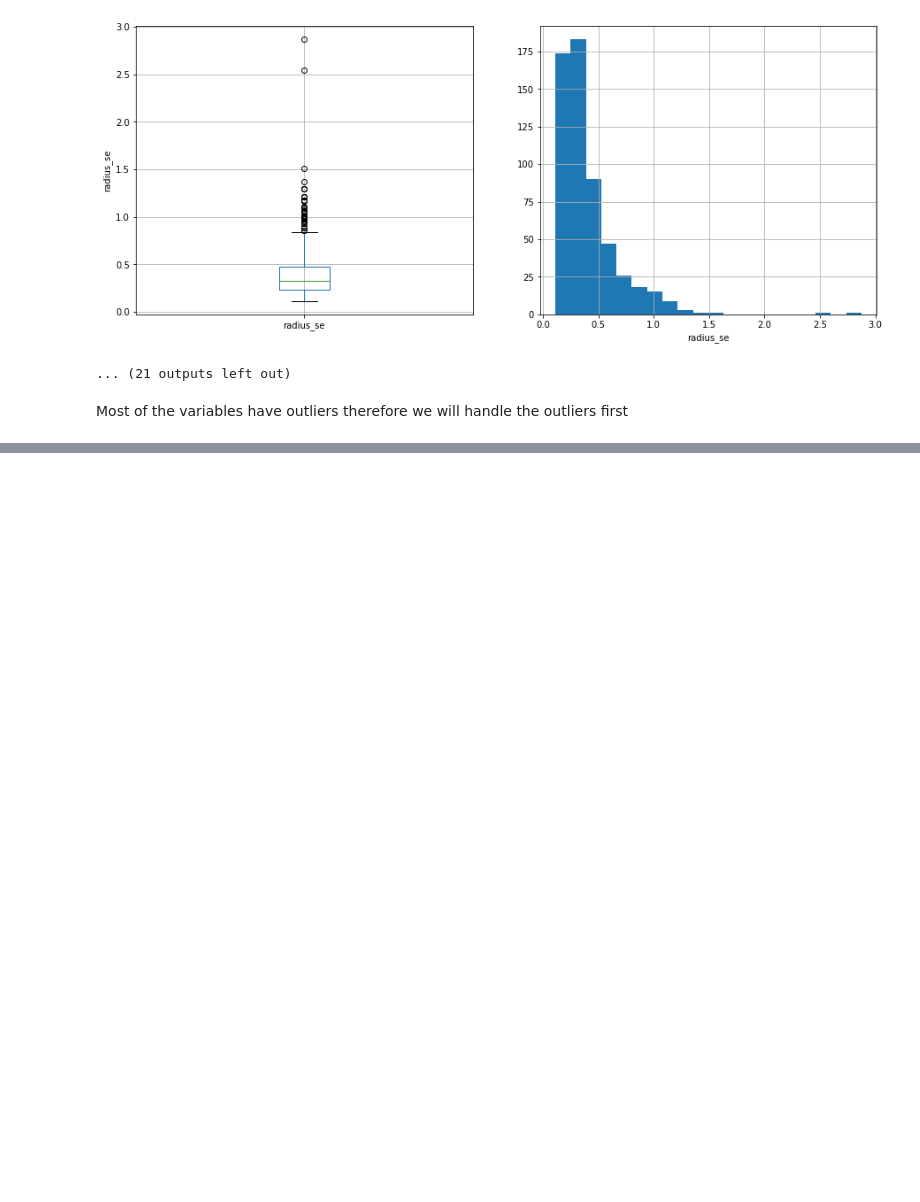
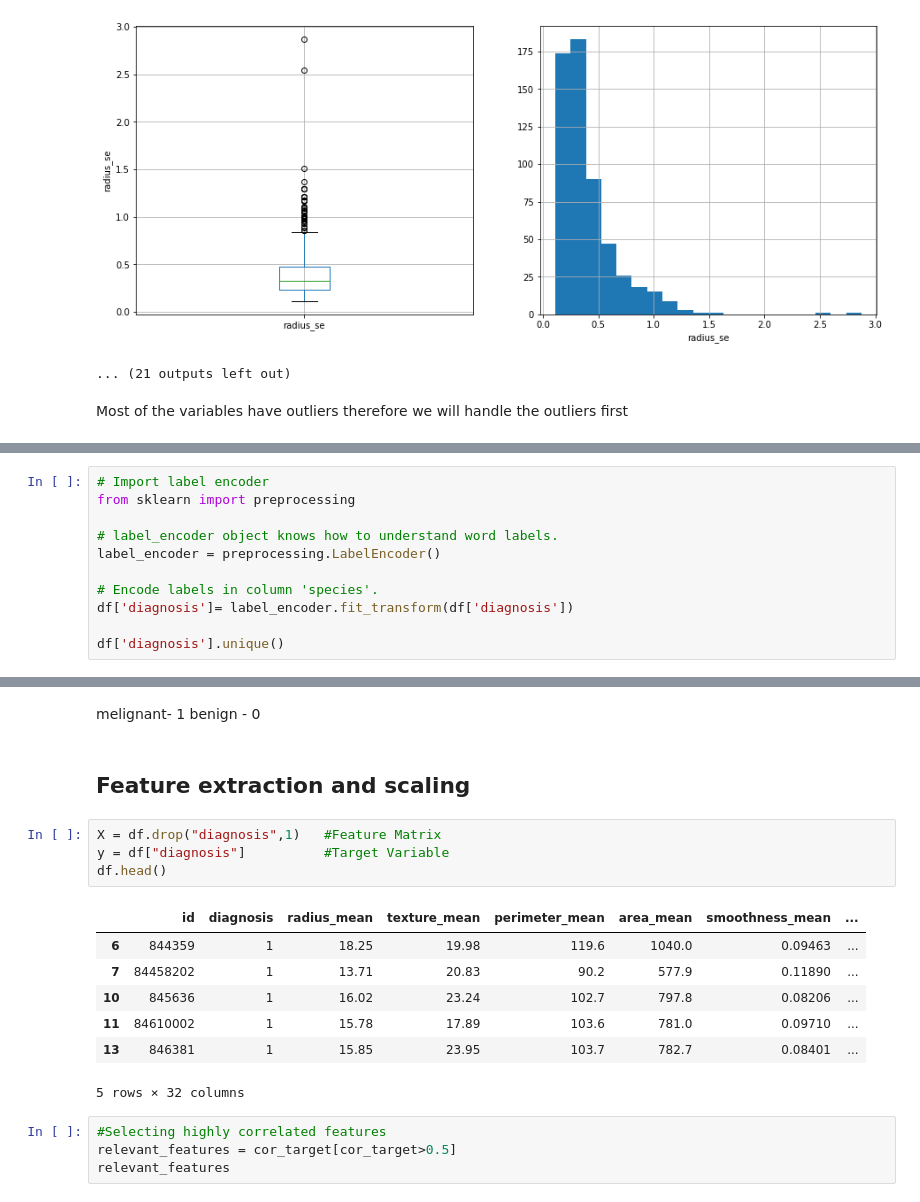
Before and after one commit to Amulah-98/causal-inference, a Jupyter notebook: notebooks/EDA.ipynb, the cells around one changed output, grey strips where cells are left out. Saved outputs shown, nothing was run; the diff lists cells and outputs as text; blank space fills up the shorter version.

Commit message:
variable specification

```diff
--- a/notebooks/EDA.ipynb
+++ b/notebooks/EDA.ipynb
@@ -294,0 +293,11 @@ plt.show()
+# %%
+# Import label encoder
+from sklearn import preprocessing
+
+# label_encoder object knows how to understand word labels.
+label_encoder = preprocessing.LabelEncoder()
+
+# Encode labels in column 'species'.
+df['diagnosis']= label_encoder.fit_transform(df['diagnosis'])
+
+df['diagnosis'].unique()
@@ -294,0 +311,21 @@ plt.show()
+# %% [markdown]
+melignant- 1
+benign - 0
+# %% [markdown]
+## Feature extraction and scaling
+# %%
+X = df.drop("diagnosis",1)   #Feature Matrix
+y = df["diagnosis"]          #Target Variable
+df.head()
+# %% [output]
+|  | id | diagnosis | radius_mean | texture_mean | perimeter_mean | area_mean | smoothness_mean | ... |
+| 6 | 844359 | 1 | 18.25 | 19.98 | 119.6 | 1040.0 | 0.09463 | ... |
+| 7 | 84458202 | 1 | 13.71 | 20.83 | 90.2 | 577.9 | 0.11890 | ... |
+| 10 | 845636 | 1 | 16.02 | 23.24 | 102.7 | 797.8 | 0.08206 | ... |
+| 11 | 84610002 | 1 | 15.78 | 17.89 | 103.6 | 781.0 | 0.09710 | ... |
+| 13 | 846381 | 1 | 15.85 | 23.95 | 103.7 | 782.7 | 0.08401 | ... |
+5 rows × 32 columns
+# %%
+#Selecting highly correlated features
+relevant_features = cor_target[cor_target>0.5]
+relevant_features
```
Also changed, not shown: parts of 12 cells of this notebook.
